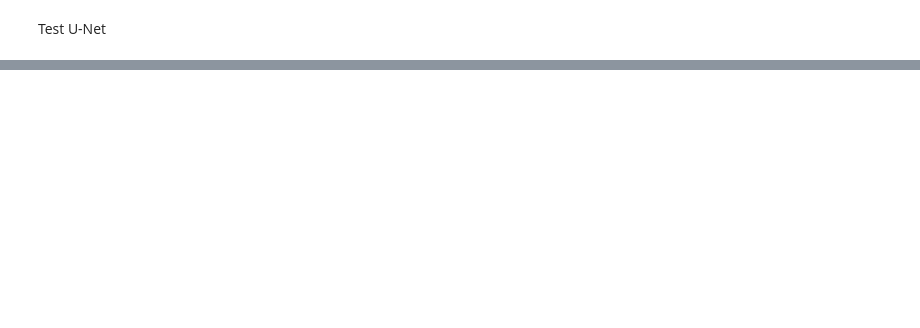
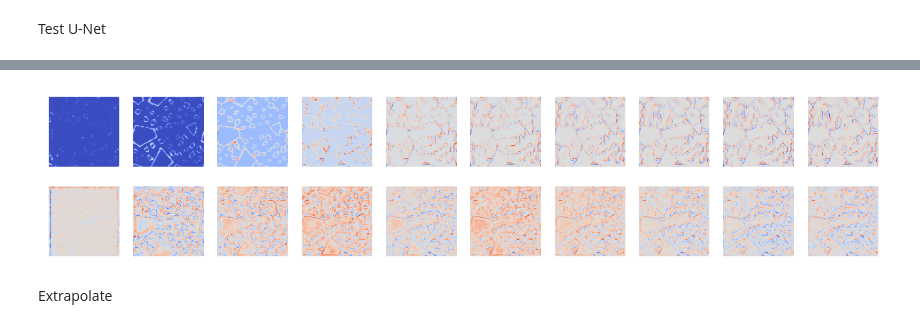
Before and after one commit to LiyaGaynutdinova/Auto-Regressive-Unet-for-Concrete-Damage, a Jupyter notebook: test_RecUnet.ipynb, the cells around one changed output, grey strips where cells are left out. Cells and saved outputs as stored; diff of their text form; code cells hidden in the pictures; blank space fills up the shorter version.

```diff
--- a/test_RecUnet.ipynb
+++ b/test_RecUnet.ipynb
@@ -71,0 +55,31 @@ Text(0, 0.5, 'Shrinkage loss')
+# %%
+geometry, damage, imp_shrinkage, obs_shrinkage = next(iter(loaders['test']))
+geometry = geometry.to(args['dev'])
+damage = damage.to(args['dev'])
+imp_shrinkage = imp_shrinkage.to(args['dev'])
+obs_shrinkage = obs_shrinkage.to(args['dev'])
+# %%
+seq_test_dam = []
+seq_test_shr = []
+
+for n in range(10):
+    if n == 0:
+        x = torch.cat([geometry, imp_shrinkage[:,[n],:,:], damage[:,[n],:,:], damage[:,[n],:,:]], axis=1)
+    else:
+        x = torch.cat([geometry, imp_shrinkage[:,[n],:,:], y.detach()], axis=1)
+    y = unet(x)
+    seq_test_dam.append(y[0,0].detach())
+    seq_test_shr.append(y[0,1].detach())
+# %%
+n_samples = 10
+fig, axs = plt.subplots(nrows=2, ncols=n_samples, figsize=(n_samples, 2), dpi=200)
+for i in range(n_samples):
+    axs.flat[i].imshow((seq_test_dam[i]-damage[0, i]).detach().cpu().numpy(), cmap='coolwarm')
+    axs.flat[i].set_axis_off()
+for i in range(n_samples, 2*n_samples):
+    axs.flat[i].imshow(seq_test_shr[i-n_samples].cpu().numpy(), cmap='coolwarm')
+    axs.flat[i].set_axis_off()
+# %% [output]
+[figure, added]
+# %% [markdown]
+Extrapolate
```
Also changed, not shown: parts of 10 cells of this notebook, 29 other files.
